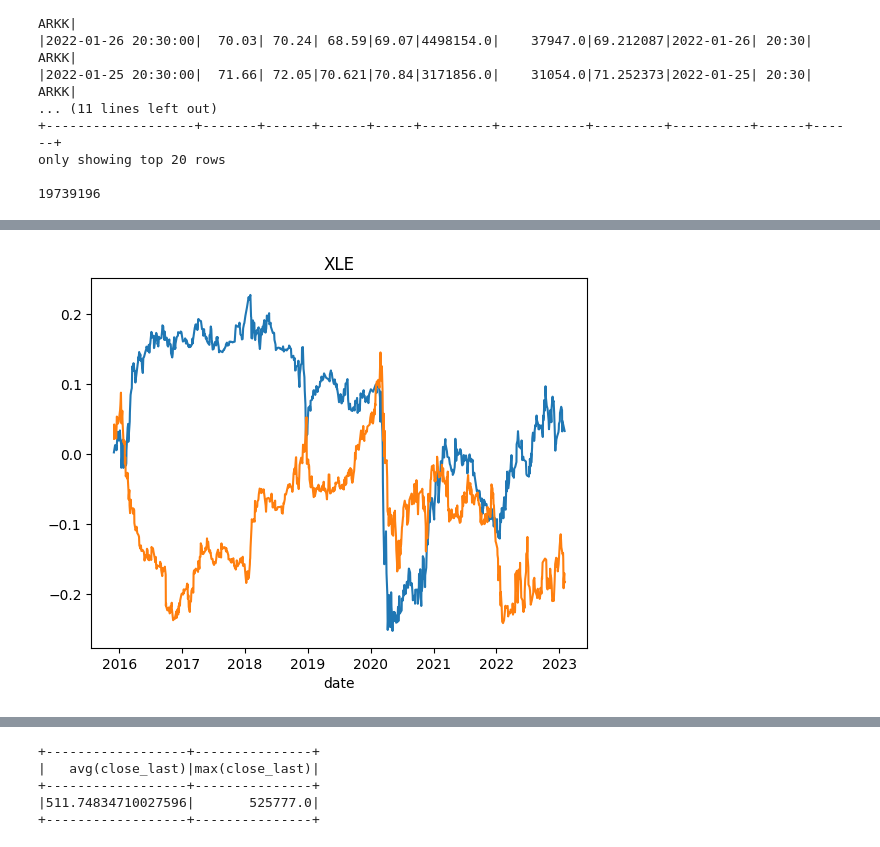
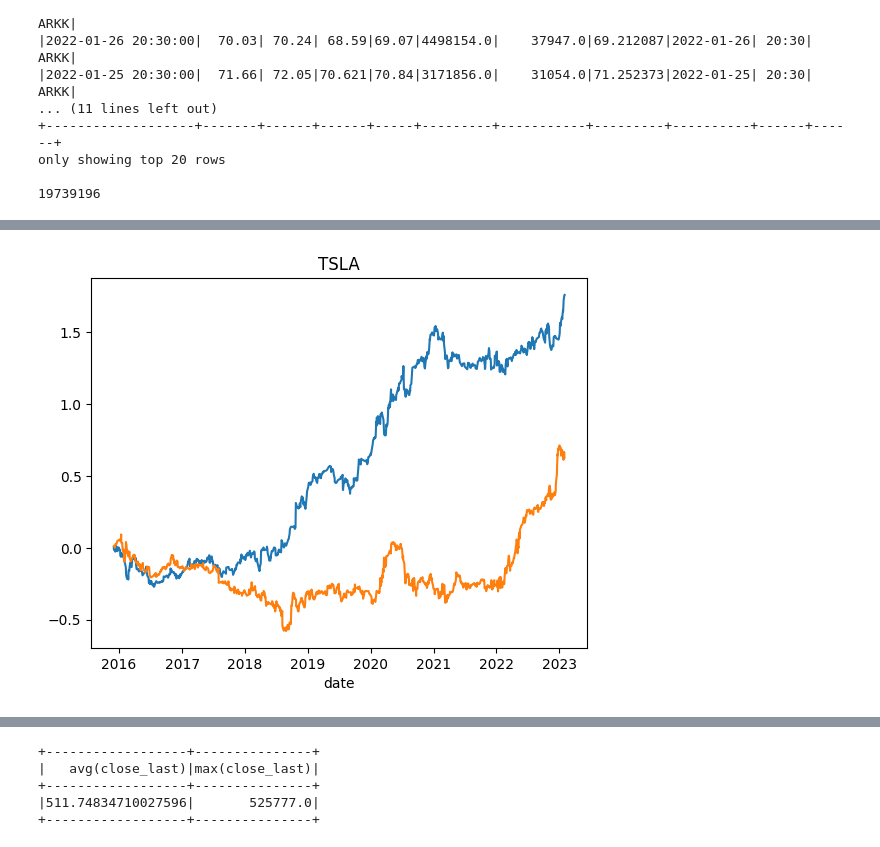
Before and after one commit to aws-samples/quant-research, a Jupyter notebook: src/notebooks/quant_research_examples/intraday_momentum.ipynb, the cells around one changed output, grey strips where cells are left out. Saved outputs shown, nothing was run; the diff lists cells and outputs as text; code cells hidden in the pictures.

```diff
--- a/src/notebooks/quant_research_examples/intraday_momentum.ipynb
+++ b/src/notebooks/quant_research_examples/intraday_momentum.ipynb
@@ -750,20 +661,0 @@ only showing top 20 rows
-# %%
-rank_win = py_w.Window.partitionBy('date').orderBy("rolling_pnl")
-first_last_df=first_last_df.withColumn('pnl_rank',py_f.rank().over(rank_win)).\
-                withColumn('pnl_rank_max',py_f.max('pnl_rank').over(py_w.Window.partitionBy('date'))).\
-                withColumn('pnl_rank_limit',py_f.floor(py_f.col('pnl_rank_max')*py_f.lit(pnl_rank_lower_bound))).\
-                withColumn('top_pnl_symbol_count',py_f.col('pnl_rank_max')-py_f.col('pnl_rank_limit'))
-first_last_df=first_last_df.withColumn('is_top_pnl_band',(py_f.col('pnl_rank')>=py_f.col('pnl_rank_limit')).cast("integer")).\
-                withColumn('is_top_pnl_band_prev',py_f.lag('is_top_pnl_band',1).over(py_w.Window.partitionBy('symbol').orderBy('date'))).\
-                withColumn('top_pnl_rotation',(py_f.col('is_top_pnl_band')!=py_f.col('is_top_pnl_band_prev')).cast('integer'))
-top_rank_pnl_stats = first_last_df.where('is_top_pnl_band==True').groupBy('date','top_pnl_symbol_count').\
-            agg(py_f.sum('top_pnl_rotation').alias('top_pnl_rotation_daily_count')).\
-                withColumn('top_pnl_turnover_pct',py_f.col("top_pnl_rotation_daily_count")/py_f.col("top_pnl_symbol_count")).\
-                withColumn('is_rebalance',(py_f.col("top_pnl_turnover_pct")>=turnover_bound).cast('integer'))
-
-first_last_df= first_last_df.join(top_rank_pnl_stats.drop('top_pnl_symbol_count'),on=['date'])
-first_last_df=first_last_df.\
-                withColumn('theo_portfolio_weight',(py_f.col('is_rebalance')*py_f.col('is_top_pnl_band')*(py_f.lit(1)/py_f.col("top_pnl_symbol_count")))).\
-                withColumn('theo_portfolio_weight_prev',py_f.lag('theo_portfolio_weight',1).over(py_w.Window.partitionBy('symbol').orderBy('date'))).\
-                withColumn('portfolio_weight',py_f.col('theo_portfolio_weight')*py_f.when(py_f.col('is_rebalance')!=0,py_f.col('is_top_pnl_band')).otherwise(None))
-#first_last_df_rebalance_dates=first_last_df.where()
@@ -802,6 +900,0 @@ only showing top 3 rows
-# %%
-final_weights=first_last_df.groupBy('symbol').applyInPandas(lambda x: x.set_index(['symbol','date']).sort_index()
-                                                     [['portfolio_weight']].fillna(method='ffill').reset_index().rename(columns={'portfolio_weight':'portfolio_weight_final'}), schema='symbol string,date date,portfolio_weight_final double' )
-first_last_df=first_last_df.join(final_weights,on=['date','symbol'])
-first_last_df=first_last_df.withColumn('symbol_daily_pnl',py_f.col('portfolio_weight_final')*py_f.col('pnl_eod'))
-first_last_df
@@ -904,0 +926,5 @@ date
+# %%
+first_last_df=first_last_df.withColumn('symbol_daily_pnl',py_f.col('ptf_weight_final')*py_f.col(pnl_col)).\
+                            withColumn('net_exposure',py_f.col('dir_first')*py_f.col('ptf_weight_final')).cache()
+first_last_df_bench=first_last_df.where(py_f.col(f"symbol").isin(['SPY']))
+first_last_df=first_last_df.where(py_f.col(f"symbol").isin(mdg.sp500))
@@ -905,10 +1050,10 @@ date
 # %%
 #daily_pnl['pnl'].cumsum().plot()
-for one_symbol in ['XLE']:
+for one_symbol in ['TSLA']:
     first_last_df.where(f'symbol=="{one_symbol}" and dir_first==1').toPandas().set_index('date').sort_index().pnl_eod.cumsum().plot(title=f"{one_symbol}")
     first_last_df.where(f'symbol=="{one_symbol}" and dir_first==-1').toPandas().set_index('date').sort_index().pnl_eod.cumsum().plot()
 # %% [output]
-[figure, old version]
+[figure, new version]
 # %%
 print(519849.0295/11333.2406)
 one_day_sample_pd.groupby(['dir_first']).agg({'close_first':['sum'],'close_first':['sum'],'notional':['sum'],'pnl_eod':['sum','count']})
```
Also changed, not shown: parts of 36 cells of this notebook, 4 other files.
